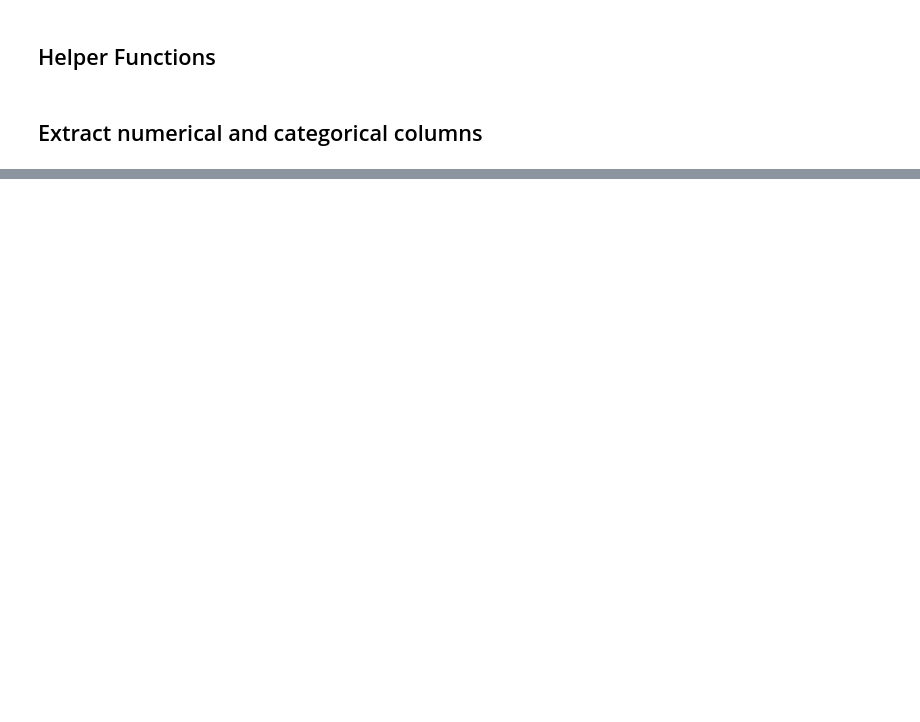
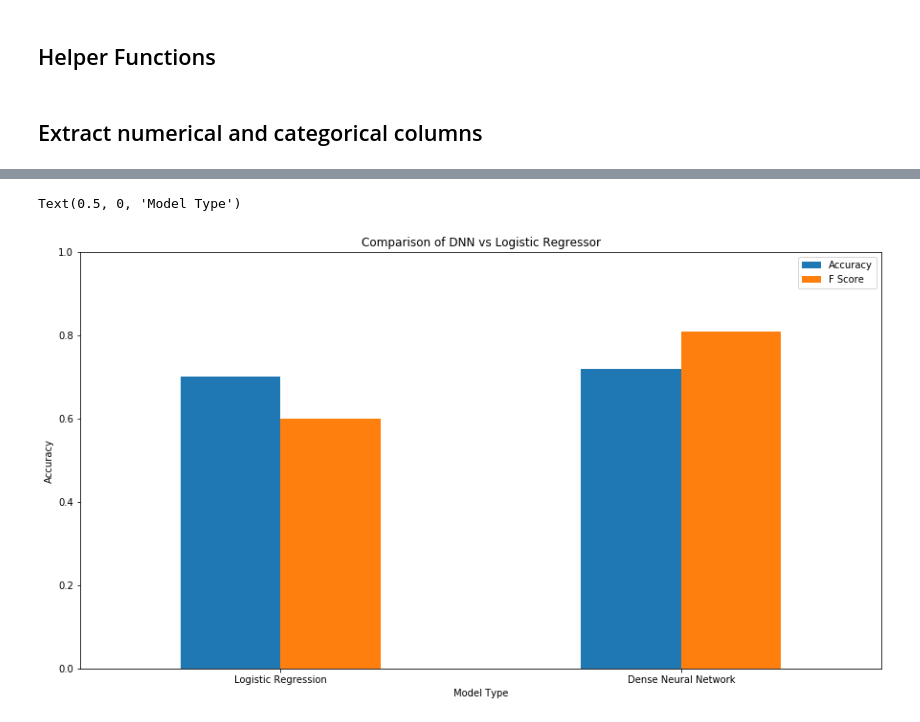
Before and after one commit to JamesPeralta/UFC-Fight-Predictor, a Jupyter notebook: predict_fighters_career/Predict_Fighters_Career.ipynb, the cells around one changed output, grey strips where cells are left out. Drawn from its saved outputs; the diff is of its cells as text; code cells hidden in the pictures; blank space fills up the shorter version.

```diff
--- a/predict_fighters_career/Predict_Fighters_Career.ipynb
+++ b/predict_fighters_career/Predict_Fighters_Career.ipynb
@@ -381,0 +354,14 @@ x, y = get_column_types()
+# %%
+acc = [0.7, 0.72]
+f1 = [0.6, 0.81]
+index = ['Logistic Regression', 'Dense Neural Network']
+df = pd.DataFrame({'Accuracy': acc,
+                   'F Score': f1}, index=index)
+ax = df.plot.bar(rot=0, figsize=(15,8))
+ax.set_ylim(0,1)
+ax.set_title("Comparison of DNN vs Logistic Regressor")
+ax.set_ylabel("Accuracy")
+ax.set_xlabel("Model Type")
+# %% [output]
+Text(0.5, 0, 'Model Type')
+[figure, added]
```
Also changed, not shown: parts of 34 cells of this notebook.
